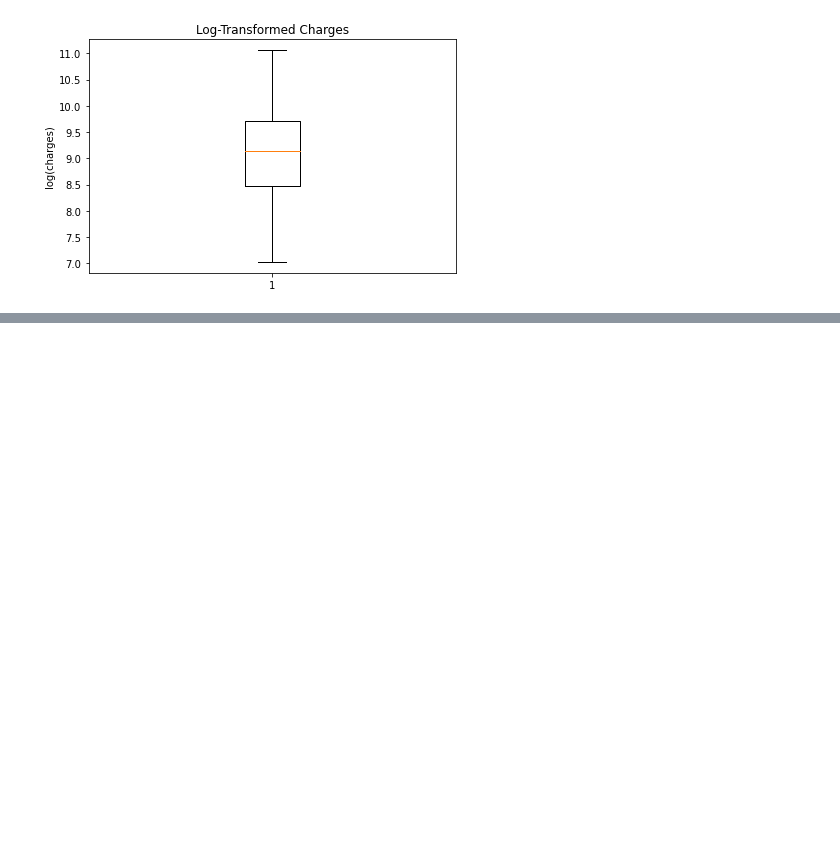
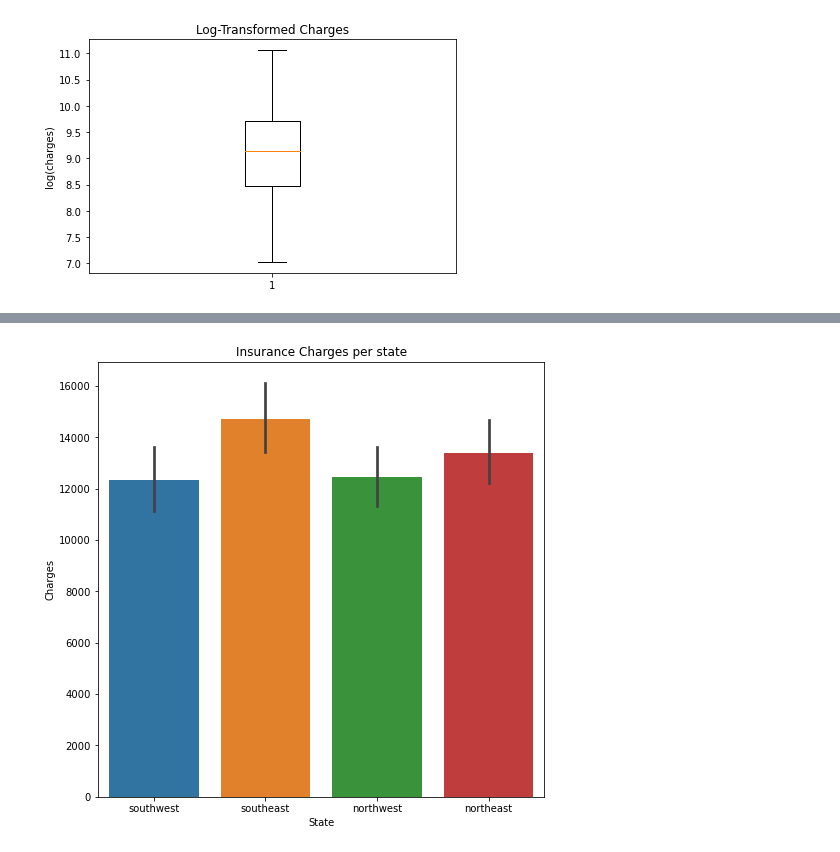
Before and after one commit to Masinde10/Refresher_Insurance, a Jupyter notebook: Insurance Refresher.ipynb, the cells around one changed output, grey strips where cells are left out. Saved outputs shown, nothing was run; the diff lists cells and outputs as text; code cells hidden in the pictures; blank space fills up the shorter version.

Commit message:
Exploratory Data Analysis

```diff
--- a/Insurance Refresher.ipynb
+++ b/Insurance Refresher.ipynb
@@ -112,0 +116,9 @@ plt.show()
+# %%
+# Plot the bar graph showing age
+plt.figure(figsize=(8,8))
+sns.barplot(data=df, x='region', y='charges')
+plt.title("Insurance Charges per state")
+plt.xlabel("State")
+plt.ylabel("Charges");
+# %% [output]
+[figure, added]
```
Also changed, not shown: parts of 6 cells of this notebook.
